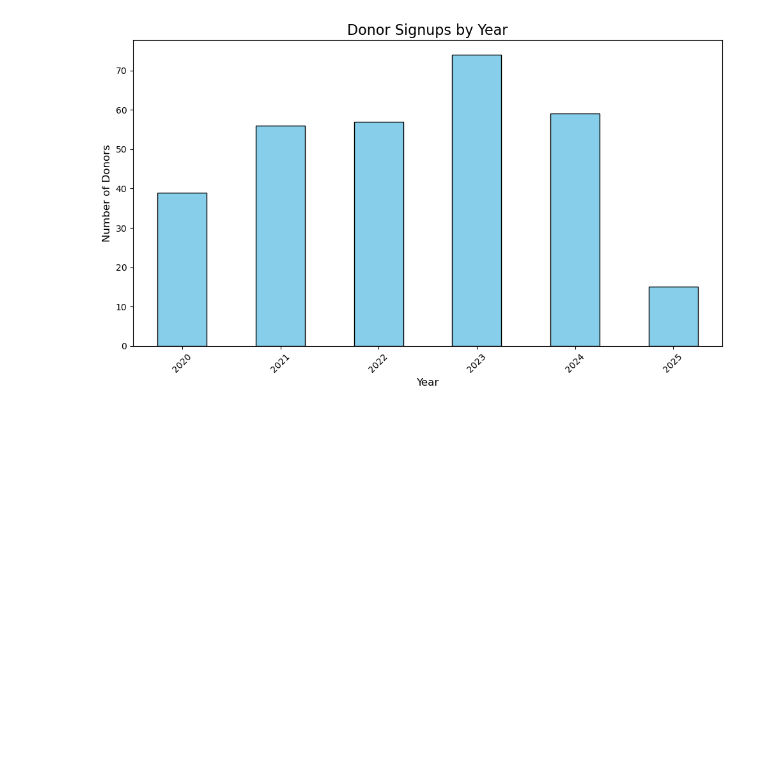
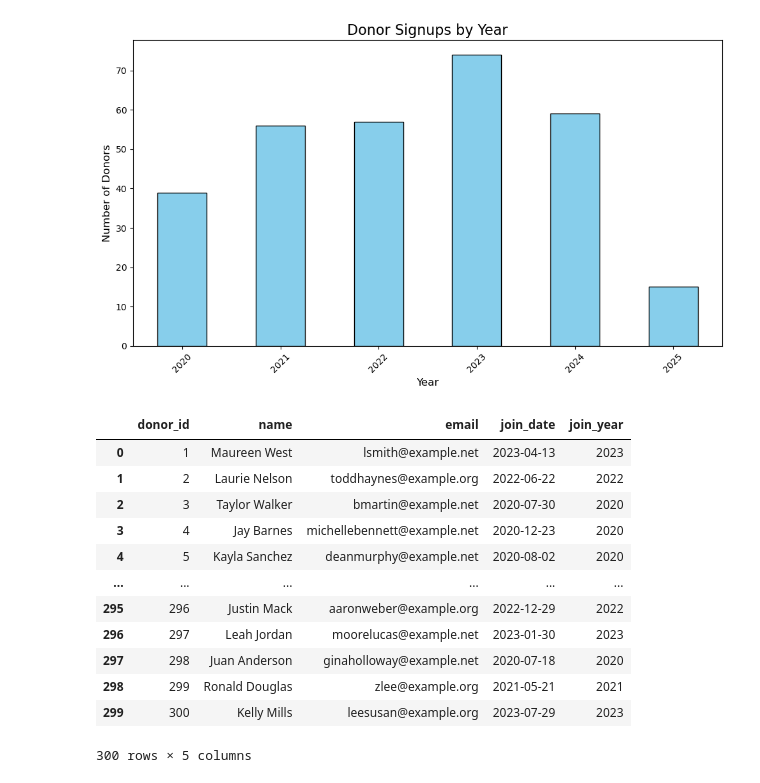
Before and after one commit to Bshaia/data-analysis-portfolio, a Jupyter notebook: nonprofit-impact-tracker/notebooks/01_explore_data.ipynb, the cells around one changed output. Cells and saved outputs as stored; diff of their text form; code cells hidden in the pictures; blank space fills up the shorter version.

```diff
--- a/nonprofit-impact-tracker/notebooks/01_explore_data.ipynb
+++ b/nonprofit-impact-tracker/notebooks/01_explore_data.ipynb
@@ -174,3 +174,24 @@ plt.savefig('../donor_signups_by_year.png')
 plt.show()
 # %% [output]
 [figure]
+# %%
+donations['donation_date'] = pd.to_datetime(donations['donation_date'], errors='coerce')
+donors['join_date'] = pd.to_datetime(donors['join_date'], errors='coerce')
+# %%
+donations['donation_year'] = donations['donation_date'].dt.year
+donors['join_year'] = donors['join_date'].dt.year
+donors
+# %% [output]
+|  | donor_id | name | email | join_date | join_year |
+| 0 | 1 | Maureen West | lsmith@example.net | 2023-04-13 | 2023 |
+| 1 | 2 | Laurie Nelson | toddhaynes@example.org | 2022-06-22 | 2022 |
+| 2 | 3 | Taylor Walker | bmartin@example.net | 2020-07-30 | 2020 |
+| 3 | 4 | Jay Barnes | michellebennett@example.net | 2020-12-23 | 2020 |
+| 4 | 5 | Kayla Sanchez | deanmurphy@example.net | 2020-08-02 | 2020 |
+| ... | ... | ... | ... | ... | ... |
+| 295 | 296 | Justin Mack | aaronweber@example.org | 2022-12-29 | 2022 |
+| 296 | 297 | Leah Jordan | moorelucas@example.net | 2023-01-30 | 2023 |
+| 297 | 298 | Juan Anderson | ginaholloway@example.net | 2020-07-18 | 2020 |
+| 298 | 299 | Ronald Douglas | zlee@example.org | 2021-05-21 | 2021 |
+| 299 | 300 | Kelly Mills | leesusan@example.org | 2023-07-29 | 2023 |
+300 rows × 5 columns
```
Also changed, not shown: parts of 9 cells of this notebook, 3 other files.
